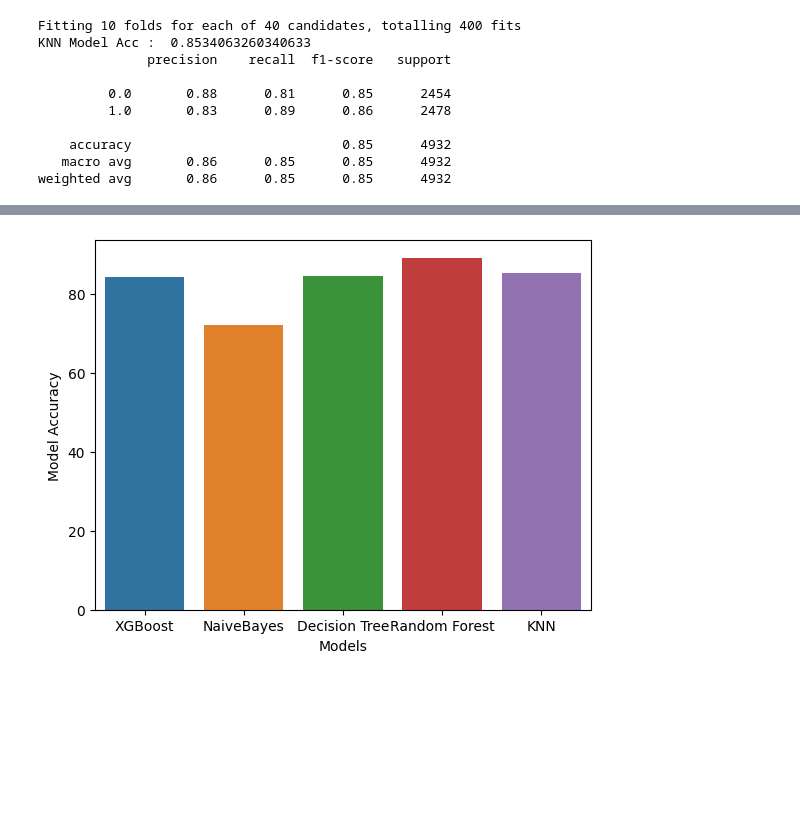
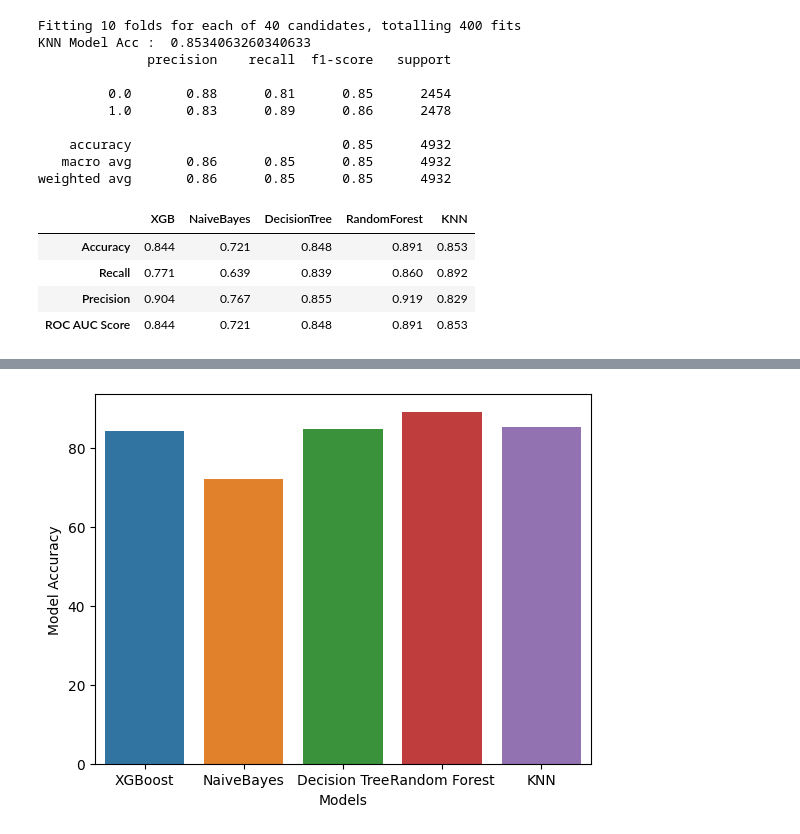
Before and after one commit to bkamantha/HR-Analytics, a Jupyter notebook: datamodling.ipynb, the cells around one changed output, grey strips where cells are left out. Drawn from its saved outputs; the diff is of its cells as text; code cells hidden in the pictures; blank space fills up the shorter version.

```diff
--- a/datamodling.ipynb
+++ b/datamodling.ipynb
@@ -320,0 +347,8 @@ weighted avg       0.86      0.85      0.85      4932
+# %%
+df_models
+# %% [output]
+|  | XGB | NaiveBayes | DecisionTree | RandomForest | KNN |
+| Accuracy | 0.844 | 0.721 | 0.848 | 0.891 | 0.853 |
+| Recall | 0.771 | 0.639 | 0.839 | 0.860 | 0.892 |
+| Precision | 0.904 | 0.767 | 0.855 | 0.919 | 0.829 |
+| ROC AUC Score | 0.844 | 0.721 | 0.848 | 0.891 | 0.853 |
```
Also changed, not shown: parts of 10 cells of this notebook.
